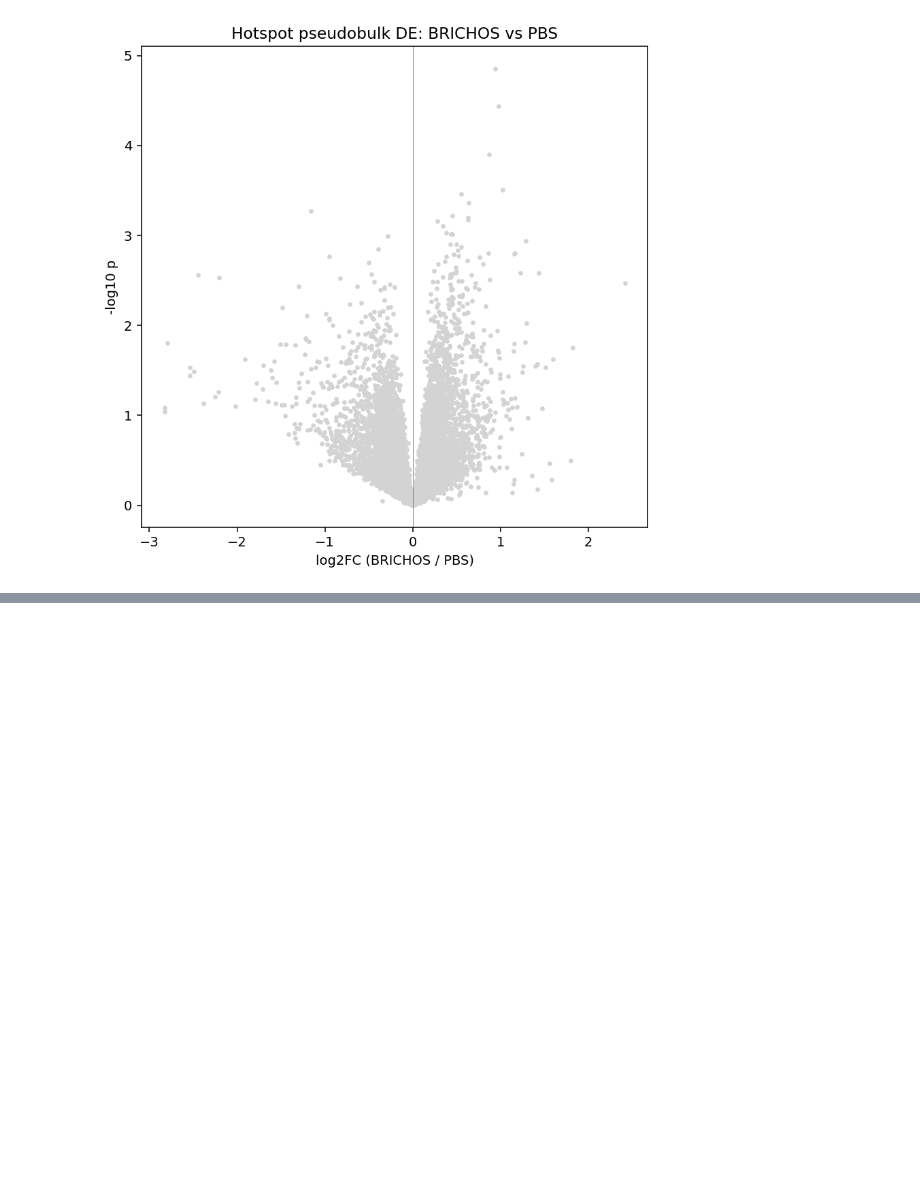
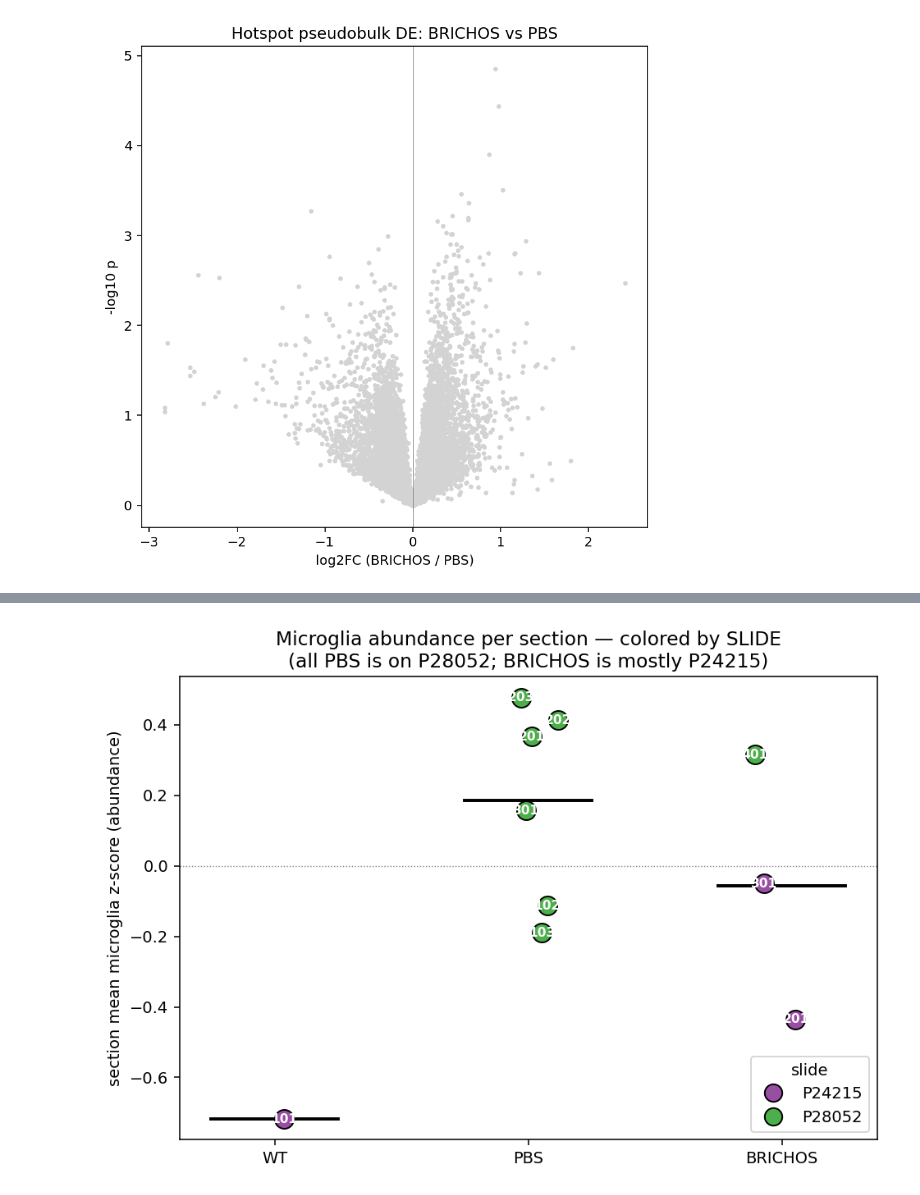
Before and after one commit to christoffermattssonlangseth/ST-BRICHOS, a Jupyter notebook: notebooks/03/11-inflammation-results.ipynb, the cells around one changed output, grey strips where cells are left out. Drawn from its saved outputs; the diff is of its cells as text; code cells hidden in the pictures; blank space fills up the shorter version.

```diff
--- a/notebooks/03/11-inflammation-results.ipynb
+++ b/notebooks/03/11-inflammation-results.ipynb
@@ -196,0 +190,4 @@ signature would be the natural next step (new data).
+# %%
+display(Image(str(FIG / 'abundance_slide_confound.png')))
+# %% [output]
+[figure, added]
```
Also changed, not shown: parts of 8 cells of this notebook, 2 other files.
